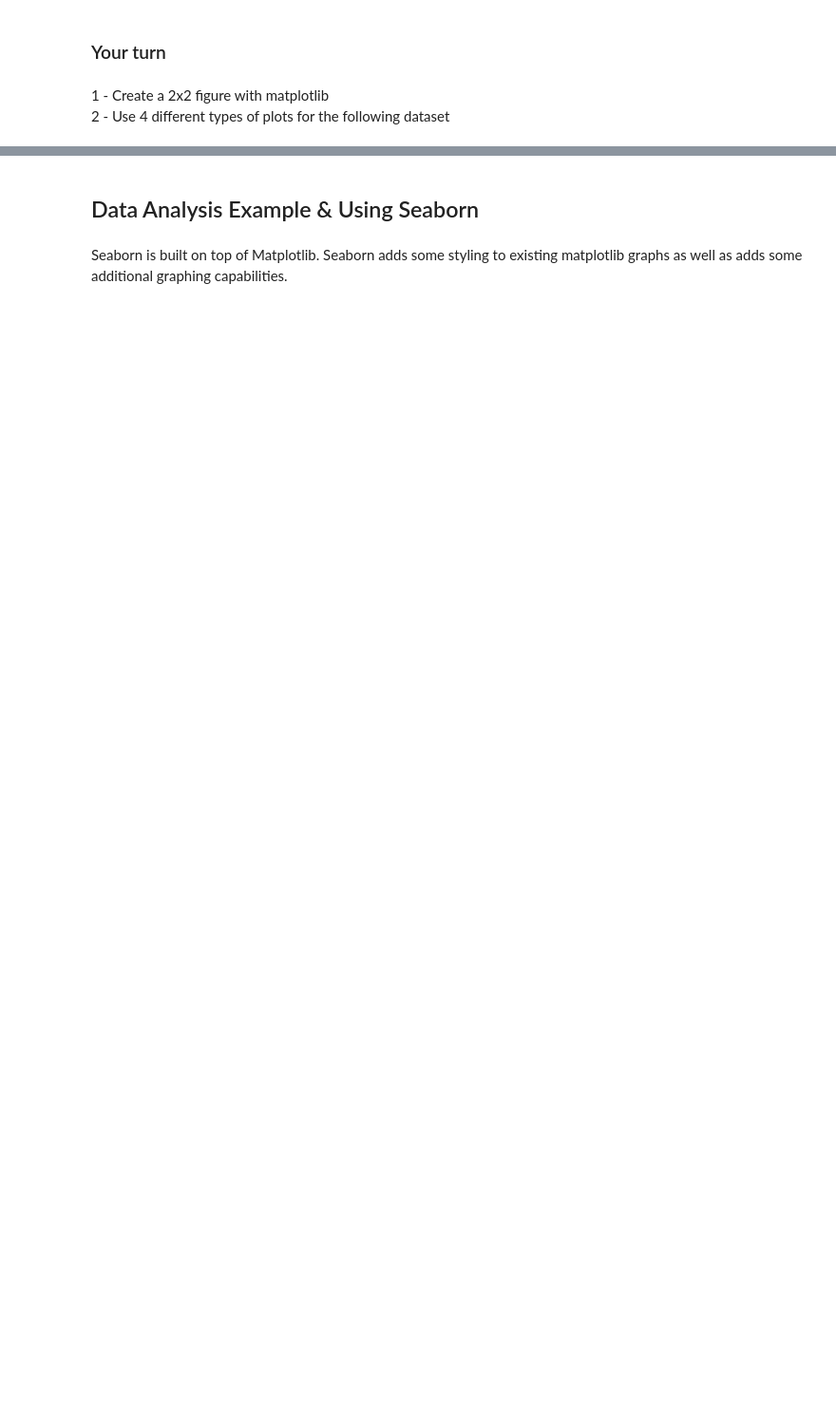
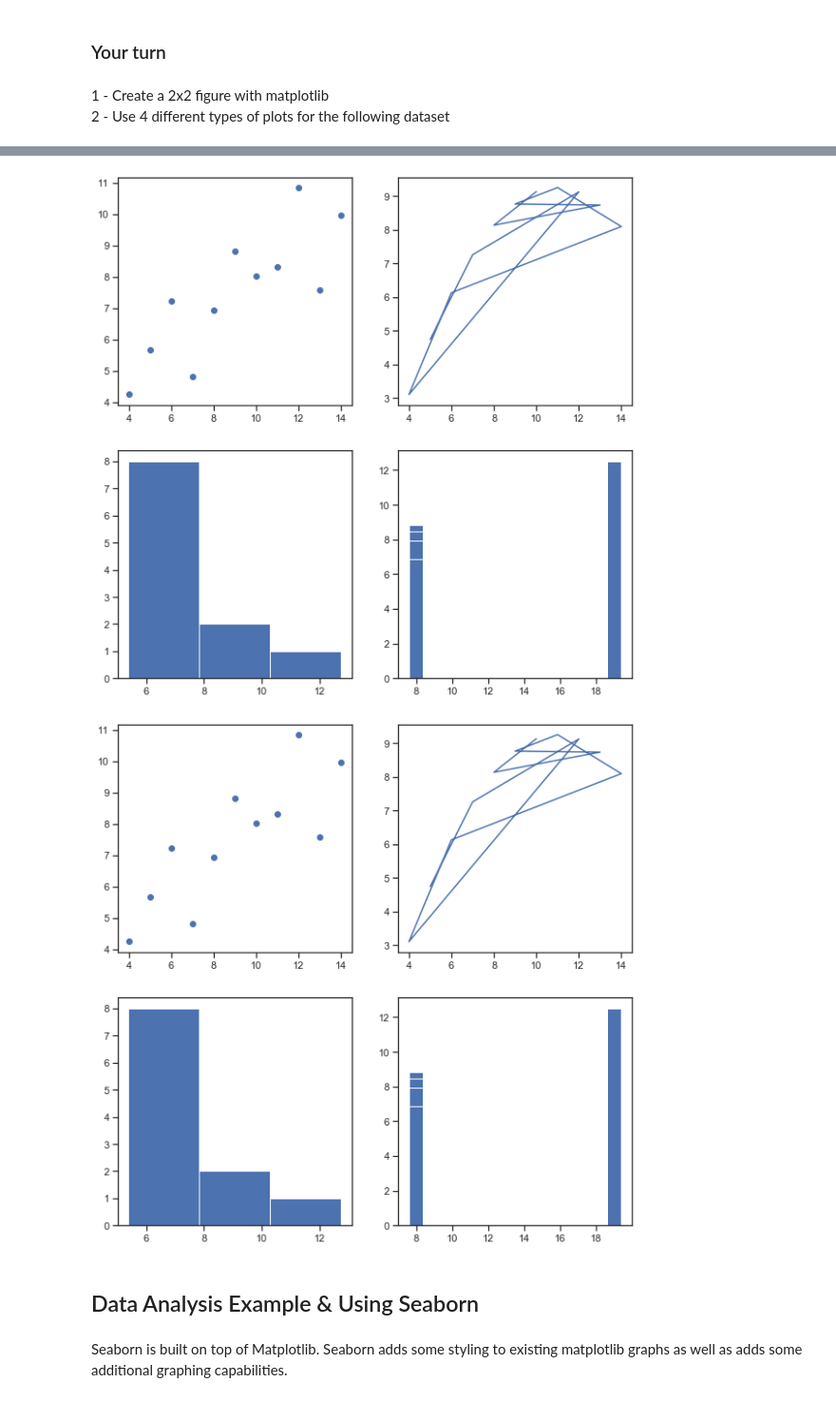
Before and after one commit to yunghanjeong/nyc-mhtn-ds-091420-lectures, a Jupyter notebook: Phase_1/Data_Viz.ipynb, the cells around one changed output, grey strips where cells are left out. Shown at 95% size. Drawn from its saved outputs; the diff is of its cells as text; code cells hidden in the pictures; blank space fills up the shorter version.

```diff
--- a/Phase_1/Data_Viz.ipynb
+++ b/Phase_1/Data_Viz.ipynb
@@ -235,11 +259,29 @@ fig , axes = plt.subplots(2,2, figsize = (10,10))
 # %%
+fig , axes = plt.subplots(2,2, figsize = (10,10))
 # Take the opportunity to read the documentation of these 4 methods
-x = None
-y = None
+x = aq1["x123"]
+y = aq1["y1"]
 axes[0][0].scatter(x,y)
+
 #axes[_][_].plot(_,_)
+x = aq1["x123"]
+y = aq["y2"]
+axes[0][1].plot(x,y)
+
 #axes[_][_].hist(_)
+x = aq["x123"]
+y = aq["y3"]
+axes[1][0].hist(y, bins = 3)
+
 #axes[_][_].bar(_,_)
+x = aq["x4"]
+y = aq["y4"]
+axes[1][1].bar(x,y)
+
+fig
+# %% [output]
+[figure, added]
+[figure, added]
 # %%
 # Add titles to each of the axes objects
 axes[0][0].set_title('Scatter plot')
```
Also changed, not shown: parts of 12 cells of this notebook.
